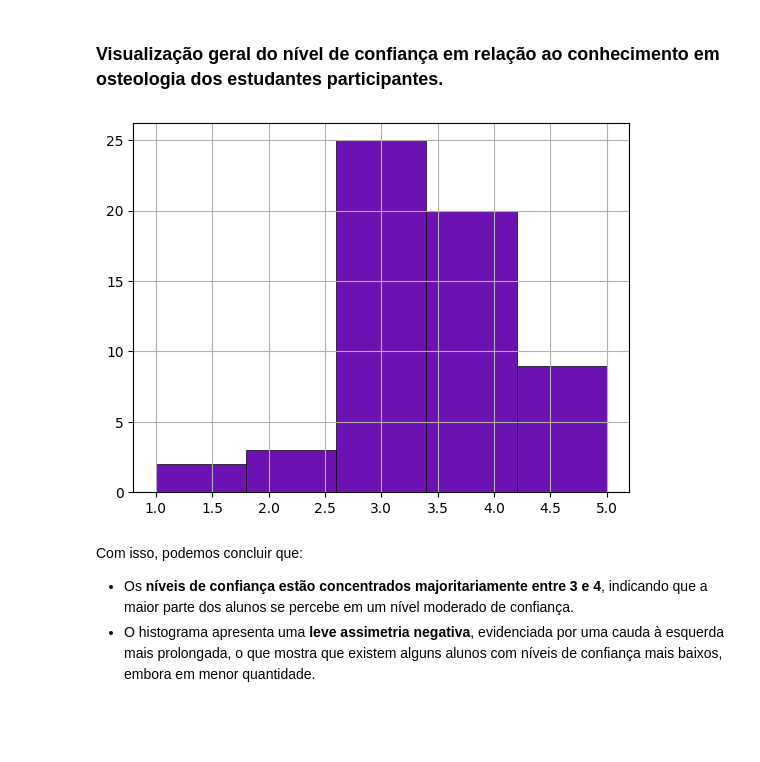
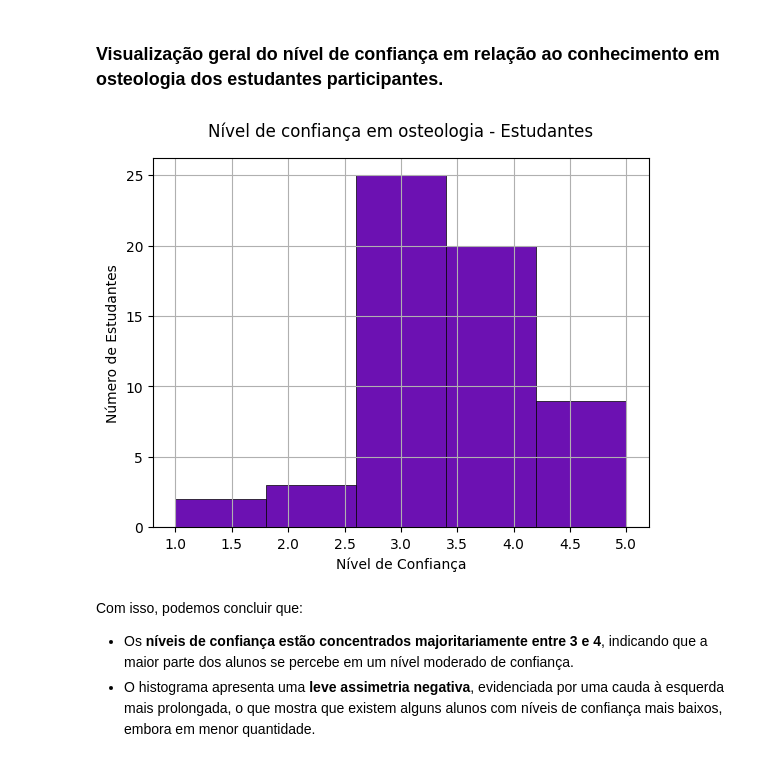
Before and after one commit to joanats/EDA-3D-Osteologia, a Jupyter notebook: [PT-BR] eda-osteologia.3D.ipynb, the cells around one changed output. Cells and saved outputs as stored; diff of their text form; code cells hidden in the pictures; blank space fills up the shorter version.

```diff
--- a/[PT-BR] eda-osteologia.3D.ipynb
+++ b/[PT-BR] eda-osteologia.3D.ipynb
@@ -205,6 +205,10 @@ df = df.rename(columns={'Em uma escala de 1 (não se sente confiante) a 5 (total
 df = df.rename(columns={'Em que semestre você cursou (ou está cursando) a disciplina de Anatomia Descritiva dos Animais Domésticos?': 'semestre'})
 # %%
 df = df.rename(columns={'Se tiver alguma dúvida e precisar revisar osteologia equina, por onde você começaria?': 'revisão_osteologia'})
+# %%
+df = df.rename(columns={'Para revisar o conteúdo prático de osteologia equina em qualquer época do curso e na vida profissional, você acha que': 'revisão_conteudo'})
+# %%
+df = df.rename(columns={'Você recomendaria o aplicativo de osteologia equina 3D do LAPA para outros estudantes e profissionais?': 'recomendação'})
 # %% [markdown]
 Com esses detalhes finalizados, vamos analisar as diversas variáveis e compara-las entre si.
 
@@ -220,15 +224,18 @@ Com esses detalhes finalizados, vamos analisar as diversas variáveis e compara-
 # %%
 x = df['confiança_osteologia']
 
 fig, ax = plt.subplots()
 
 plt.grid(True)
 
 ax.hist(x, bins=5, linewidth=0.5, edgecolor="black", color='#6c11b2')
 
+plt.xlabel('Nível de Confiança')
+plt.ylabel('Número de Estudantes')
+plt.title('Nível de confiança em osteologia - Estudantes', pad=15)
 plt.show()
 # %% [output]
-[figure, old version]
+[figure, new version]
 # %% [markdown]
 Com isso, podemos concluir que:
   * Os **níveis de confiança estão concentrados majoritariamente entre 3 e 4**, indicando que a maior parte dos alunos se percebe em um nível moderado de confiança.
```
Also changed, not shown: parts of 22 cells of this notebook.
